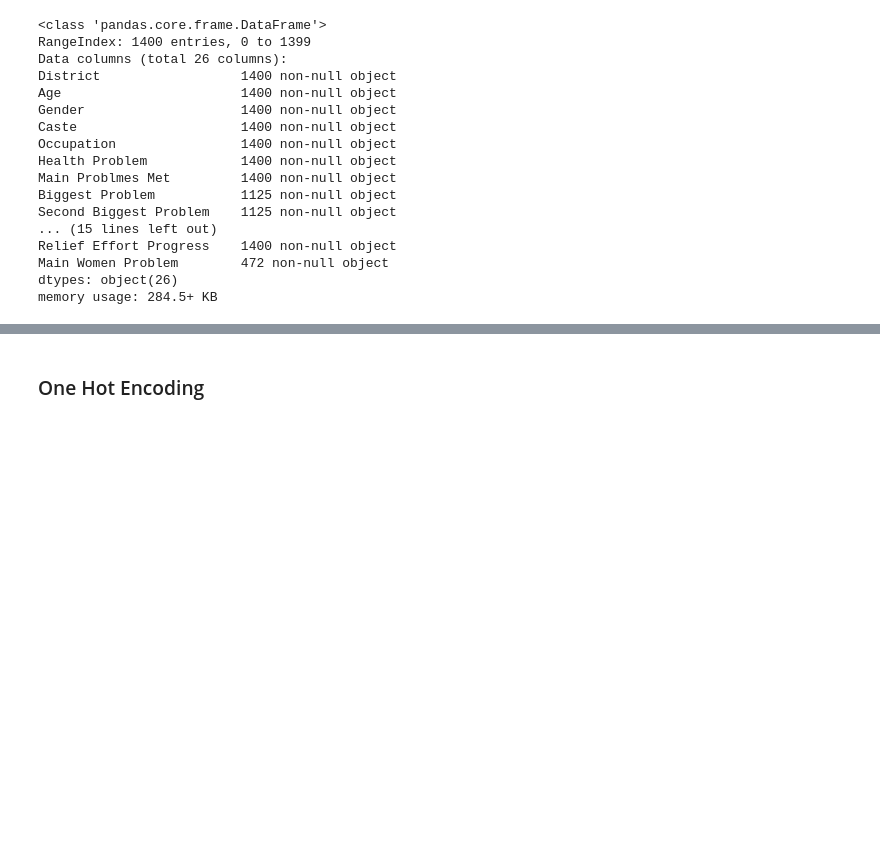
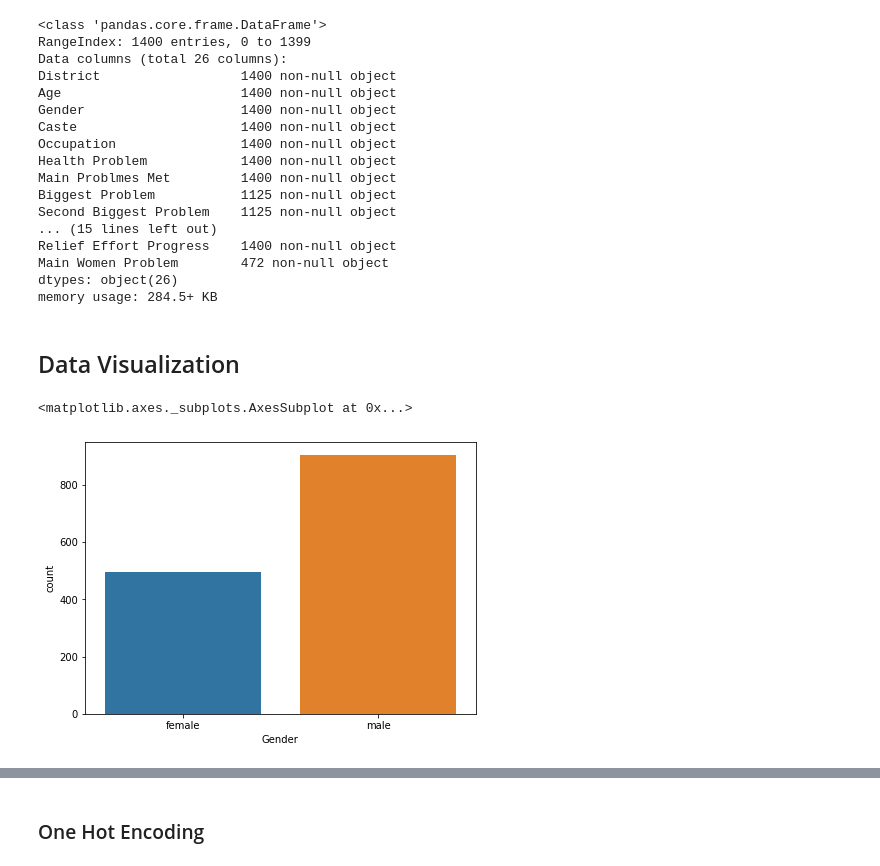
Before and after one commit to ashar130/Impacts-of-the-2015-Nepal-Earthquake, a Jupyter notebook: Impacts of the 2015 Nepal Earthquake.ipynb, the cells around one changed output, grey strips where cells are left out. Drawn from its saved outputs; the diff is of its cells as text; code cells hidden in the pictures; blank space fills up the shorter version.

Commit message:
Data Visualization

```diff
--- a/Impacts of the 2015 Nepal Earthquake.ipynb
+++ b/Impacts of the 2015 Nepal Earthquake.ipynb
@@ -160,3 +168,11 @@ Relief Effort Progress    1400 non-null object
 Main Women Problem        472 non-null object
 dtypes: object(26)
 memory usage: 284.5+ KB
+# %% [markdown]
+<h2> Data Visualization </h2>
+# %%
+plt.figure(figsize=(7,5))
+sns.countplot(x='Gender', data=df)
+# %% [output]
+<matplotlib.axes._subplots.AxesSubplot at 0x...>
+[figure, added]
```
Also changed, not shown: parts of 23 cells of this notebook.
